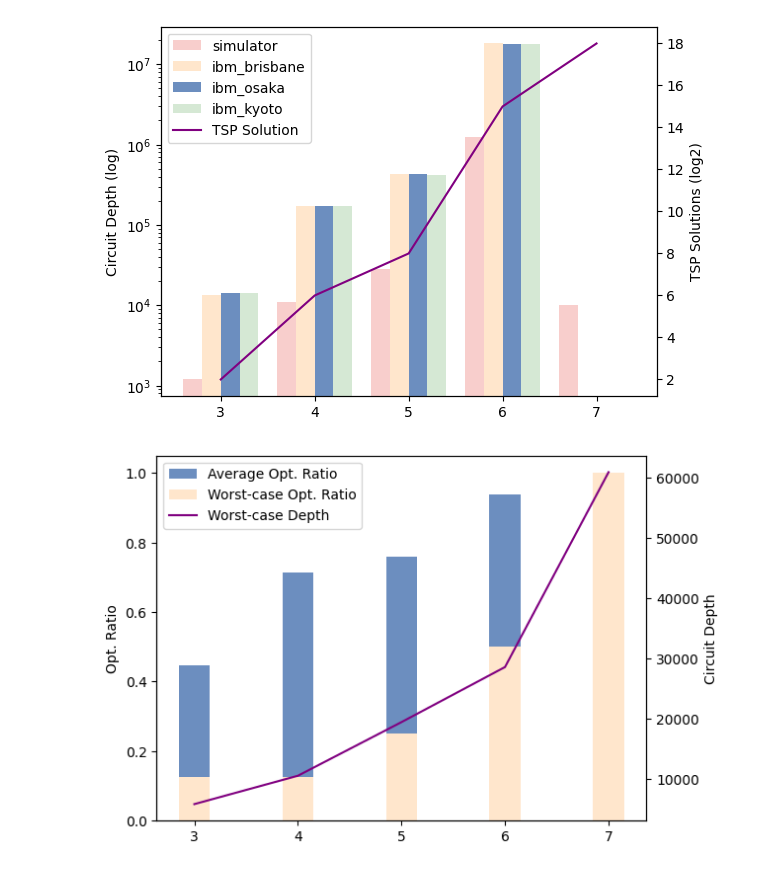
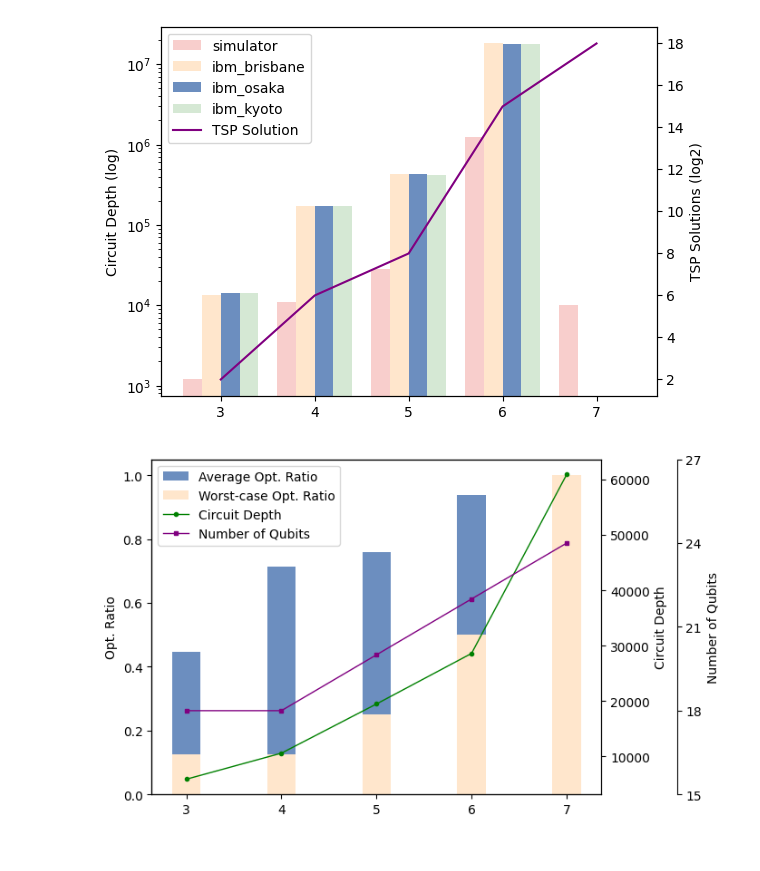
Before and after one commit to ragesi/TSP-Solution, a Jupyter notebook: demo/experiment-figure.ipynb, the cells around one changed output. Drawn from its saved outputs; the diff is of its cells as text; code cells hidden in the pictures.

```diff
--- a/demo/experiment-figure.ipynb
+++ b/demo/experiment-figure.ipynb
@@ -297,28 +297,37 @@ plt.show()
 # %%
 """ precision """
 
 x = [3, 4, 5, 6, 7]
-average_circuit_depth = [2269, 4249, 7558, 13546, 25565]
-worst_case_circuit_depth = [5896, 10599, 19486, 28617, 60921]
+# average_circuit_depth = [2269, 4249, 7558, 13546, 25565]
+circuit_depth = [5896, 10599, 19486, 28617, 60921]
 average_optimal_ratio = [0.4469, 0.7135, 0.7604, 0.9375, 1.00]
 worst_case_optimal_ratio = [0.125, 0.125, 0.25, 0.5, 1.00]
+
+qubit_num = [18, 18, 20, 22, 24]
 
 fig, ax1 = plt.subplots()
 
 ax1.bar(x, average_optimal_ratio, width=0.3, color='#6C8EBF', label='Average Opt. Ratio')
 ax1.bar(x, worst_case_optimal_ratio, width=0.3, color='#FFE6CC', label='Worst-case Opt. Ratio')
 ax1.set_ylabel('Opt. Ratio')
 
 ax2 = ax1.twinx()
-# ax2.plot(x, average_circuit_depth, color='green', label='Average Depth')
-ax2.plot(x, worst_case_circuit_depth, color='purple', label='Worst-case Depth')
+ax2.plot(x, circuit_depth, color='green', linewidth=1, marker='o', markersize=3, label='Circuit Depth')
 ax2.set_ylabel('Circuit Depth')
+
+ax3 = ax1.twinx()
+ax3.plot(x, qubit_num, color='purple', linewidth=1, marker='s', markersize=3, label='Number of Qubits')
+ax3.set_ylabel('Number of Qubits')
+ax3.spines['right'].set_position(('outward', 60))
+ax3.set_yticks([15, 18, 21, 24, 27])
+# ax3.set_ylim(10, 30)
 
 bars, labels1 = ax1.get_legend_handles_labels()
 lines2, labels2 = ax2.get_legend_handles_labels()
-ax1.legend(bars + lines2, labels1 + labels2, loc='upper left')
+lines3, labels3 = ax3.get_legend_handles_labels()
+ax1.legend(bars + lines2 + lines3, labels1 + labels2 + ['Number of Qubits'], loc='upper left')
 
 plt.show()
 # %% [output]
-[figure, old version]
+[figure, new version]
 # %%
```
Also changed, not shown: parts of 1 cell of this notebook, 2 other files.
